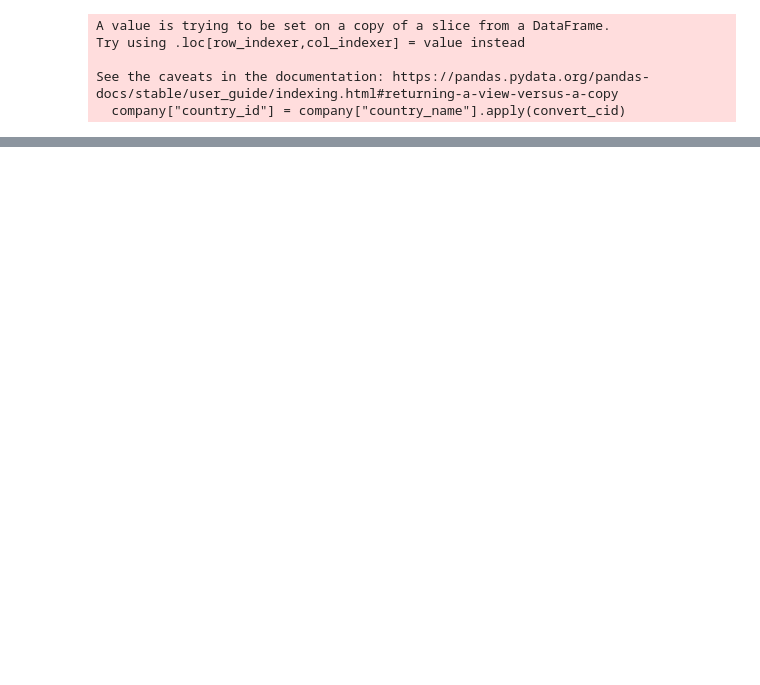
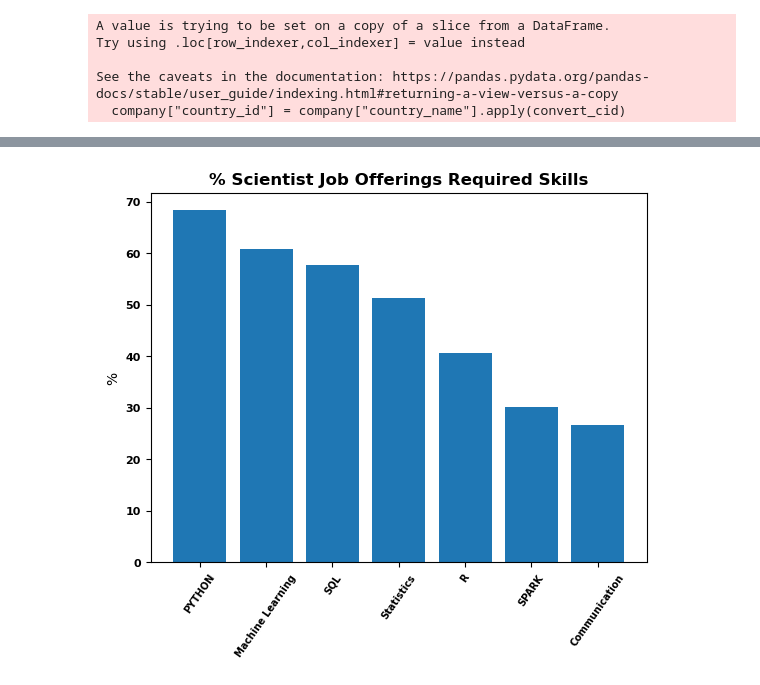
Before and after one commit to R-rs/Project_SQL, a Jupyter notebook: DB_week4_v8.ipynb, the cells around one changed output, grey strips where cells are left out. Drawn from its saved outputs; the diff is of its cells as text; code cells hidden in the pictures; blank space fills up the shorter version.

```diff
--- a/DB_week4_v8.ipynb
+++ b/DB_week4_v8.ipynb
@@ -283,17 +285,19 @@ plt.show()
 # %%
 # % Scientist Job Offerings Required Skills
-df = pd.read_csv("scientist_skill_count (1).csv")
+df = pd.read_csv("SQL/csv_sql_tables/scientist_skill_count (1).csv")
 df = df.T
 df = df.reset_index()
 df["index"]= df["index"].apply(lambda x: x.replace(" %","") if isinstance(x, str) else x)
 df = df.sort_values(by=[0], ascending=False)
 df
 
 plt.bar(df["index"], df[0])
 plt.xticks(rotation=55, fontsize=7, fontweight="bold")  # Rotate labels for readability
 plt.yticks(fontweight="bold", fontsize=8)
 plt.ylabel("%")
 plt.title("% Scientist Job Offerings Required Skills", fontweight = "bold")
 plt.show()
+# %% [output]
+[figure, added]
 # %%
 # % Engineer Job Offerings Required Skills
```
Also changed, not shown: parts of 5 cells of this notebook, 9 other files.
